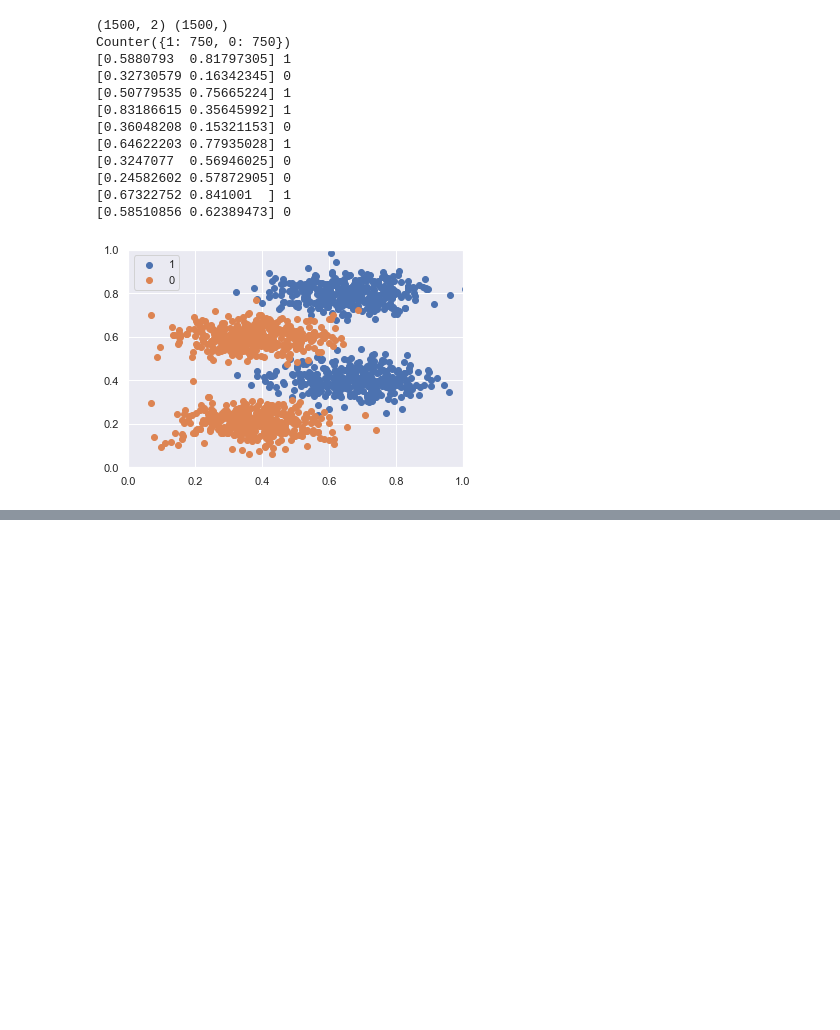
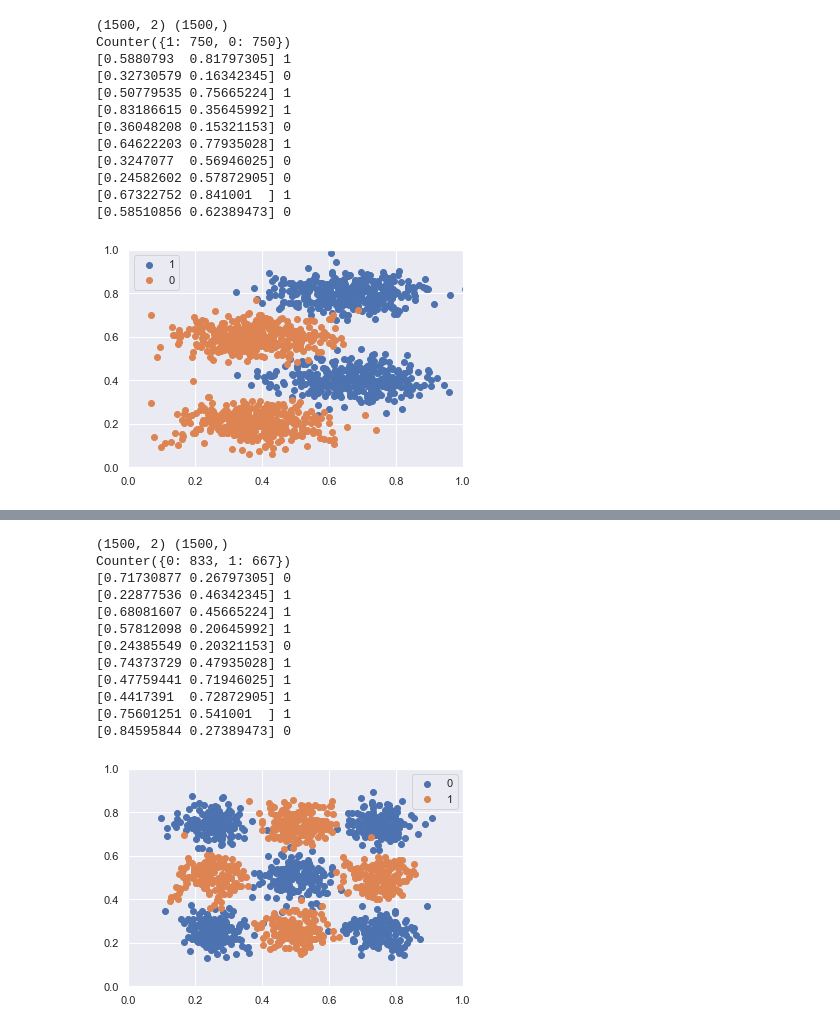
Before and after one commit to bagmk/Quantum_Machine_Learning_Express, a Jupyter notebook: dataset/Data generation.ipynb, the cells around one changed output, grey strips where cells are left out. Drawn from its saved outputs; the diff is of its cells as text; code cells hidden in the pictures; blank space fills up the shorter version.

```diff
--- a/dataset/Data generation.ipynb
+++ b/dataset/Data generation.ipynb
@@ -180,0 +165,41 @@ Counter({1: 750, 0: 750})
+# %%
+# define dataset
+centers=[]
+for i in range(3):
+    for j in range(3):
+        centers.append([0.25*i+0.25,0.25*j+0.25])
+
+X, y = make_blobs(n_samples=1500, centers=centers,cluster_std=0.05, random_state=1)
+# summarize dataset shape
+
+y=y%2
+
+print(X.shape, y.shape)
+# summarize observations by class label
+counter = Counter(y)
+print(counter)
+# summarize first few examples
+for i in range(10):
+	print(X[i], y[i])
+# plot the dataset and color the by class label
+for label, _ in counter.items():
+	row_ix = where(y == label)[0]
+	pyplot.scatter(X[row_ix, 0], X[row_ix, 1], label=str(label))
+pyplot.legend()
+pyplot.xlim([0, 1])
+pyplot.ylim([0, 1])
+pyplot.show()
+# %% [output]
+(1500, 2) (1500,)
+Counter({0: 833, 1: 667})
+[0.71730877 0.26797305] 0
+[0.22877536 0.46342345] 1
+[0.68081607 0.45665224] 1
+[0.57812098 0.20645992] 1
+[0.24385549 0.20321153] 0
+[0.74373729 0.47935028] 1
+[0.47759441 0.71946025] 1
+[0.4417391  0.72872905] 1
+[0.75601251 0.541001  ] 1
+[0.84595844 0.27389473] 0
+[figure, added]
```
Also changed, not shown: parts of 13 cells of this notebook.
